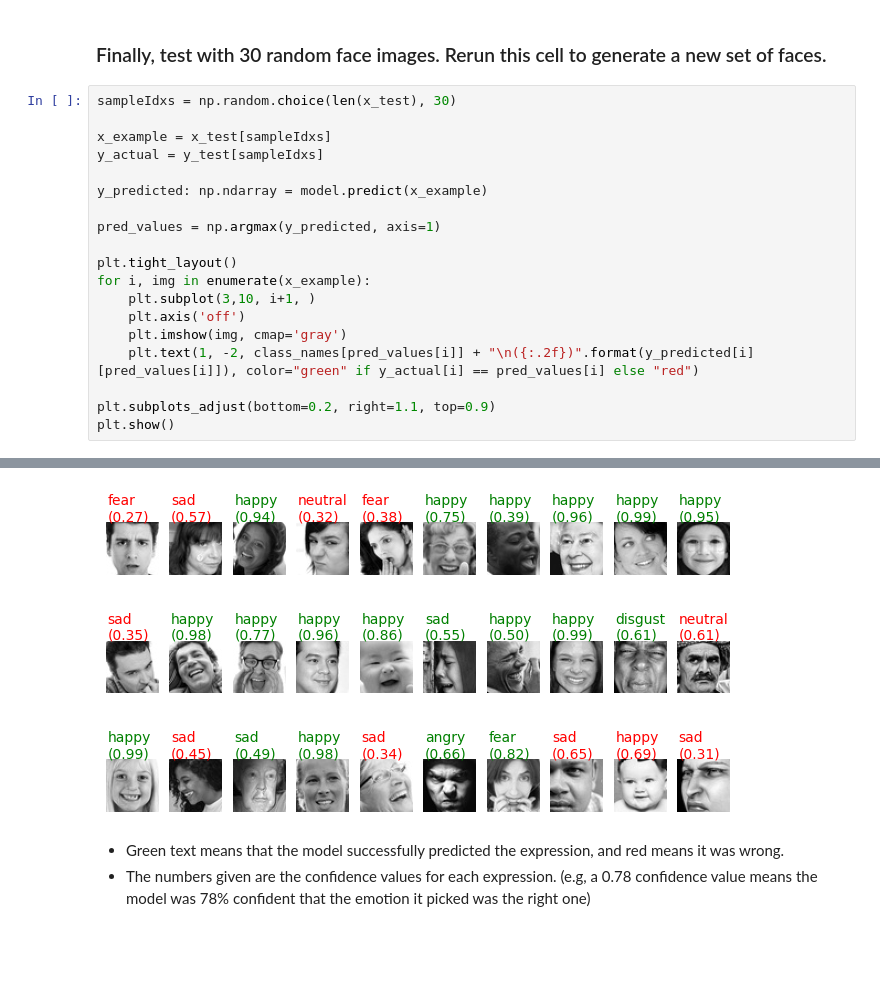
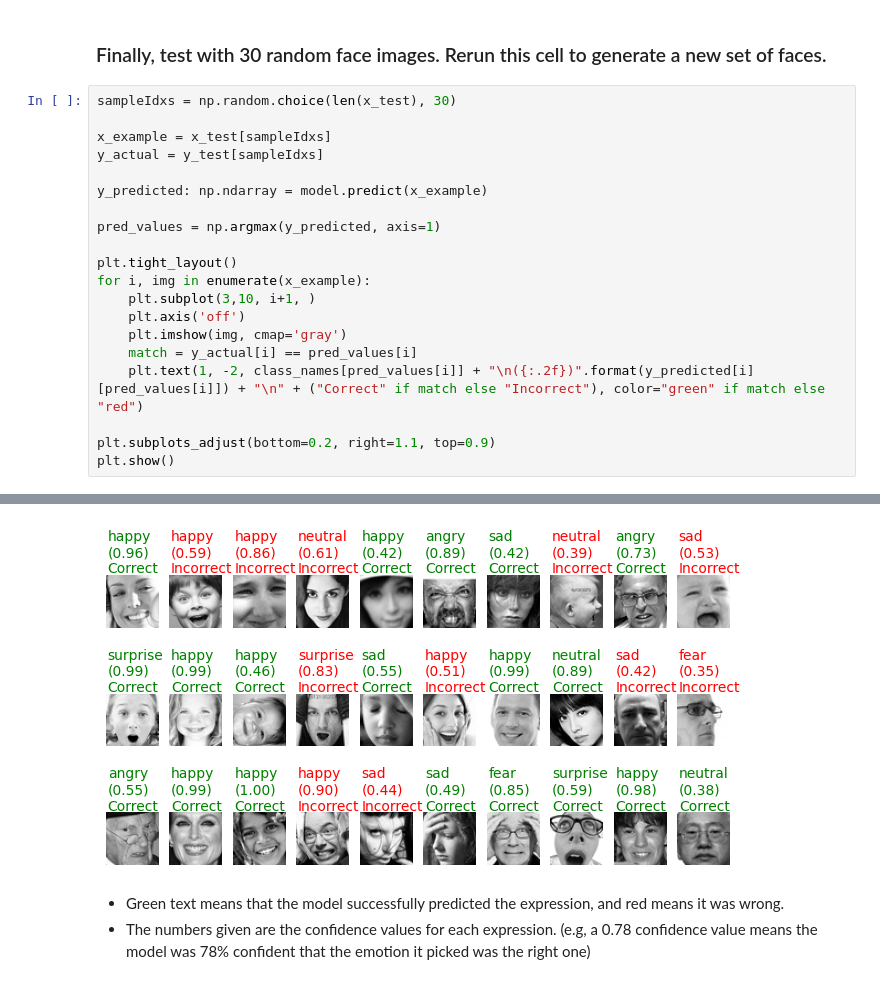
Before and after one commit to LimeKMS/Ai-Classifier, a Jupyter notebook: test.ipynb, the cells around one changed output, grey strips where cells are left out. Drawn from its saved outputs; the diff is of its cells as text; blank space fills up the shorter version.

```diff
--- a/test.ipynb
+++ b/test.ipynb
@@ -148,7 +148,8 @@ for i, img in enumerate(x_example):
     plt.subplot(3,10, i+1, )
     plt.axis('off')
     plt.imshow(img, cmap='gray')
-    plt.text(1, -2, class_names[pred_values[i]] + "\n({:.2f})".format(y_predicted[i][pred_values[i]]), color="green" if y_actual[i] == pred_values[i] else "red")
+    match = y_actual[i] == pred_values[i]
+    plt.text(1, -2, class_names[pred_values[i]] + "\n({:.2f})".format(y_predicted[i][pred_values[i]]) + "\n" + ("Correct" if match else "Incorrect"), color="green" if match else "red")
 
 plt.subplots_adjust(bottom=0.2, right=1.1, top=0.9)
 plt.show()
@@ -157,4 +158,4 @@ plt.show()
-[figure, old version]
+[figure, new version]
 # %% [markdown]
 - Green text means that the model successfully predicted the expression, and red means it was wrong.
 - The numbers given are the confidence values for each expression. (e.g, a 0.78 confidence value means the model was 78% confident that the emotion it picked was the right one)
```
Also changed, not shown: parts of 3 cells of this notebook, 3 other files.
